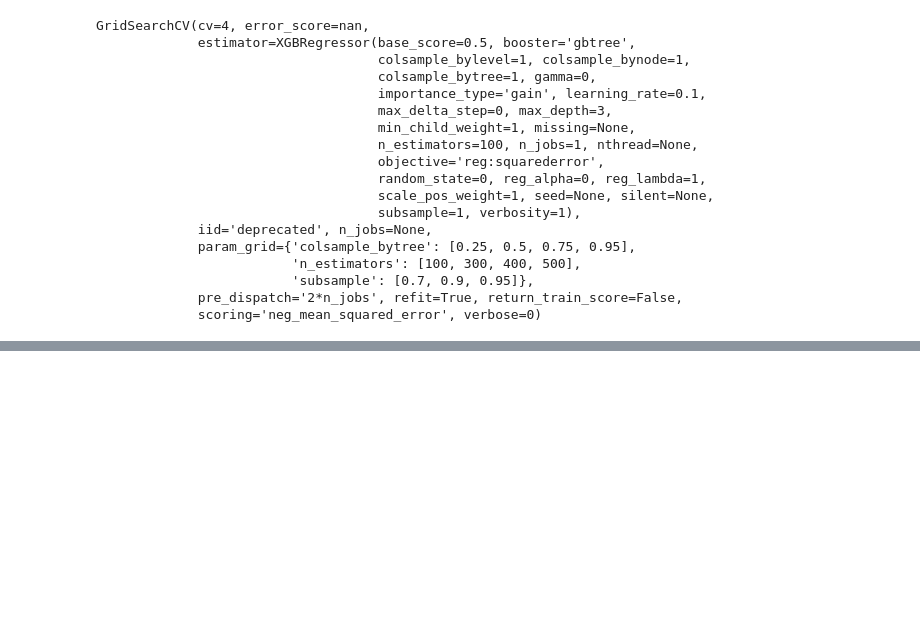
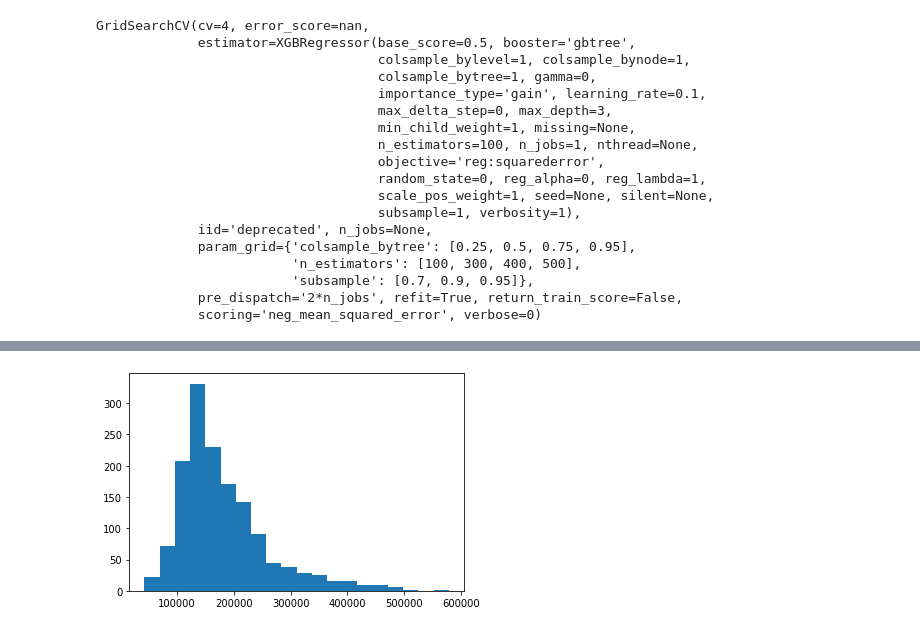
Before and after one commit to TheKivs/Ames-Housing-XGBoost, a Jupyter notebook: [Kaggle Entry] Ames Housing.ipynb, the cells around one changed output, grey strips where cells are left out. Cells and saved outputs as stored; diff of their text form; code cells hidden in the pictures; blank space fills up the shorter version.

```diff
--- a/[Kaggle Entry] Ames Housing.ipynb
+++ b/[Kaggle Entry] Ames Housing.ipynb
@@ -227,0 +233,7 @@ pd.DataFrame({'Id': test['Id'].astype(int),'SalePrice': predictions}).set_index(
+# %%
+dt=DecisionTreeRegressor(max_depth=3,random_state=42,min_samples_leaf=0.1)
+dt_param_grid={'max_depth':[3,5,7,10,12,15],'min_samples_leaf':[10,15,20,25,30]}
+grid_mse=GridSearchCV(estimator=dt,param_grid=dt_param_grid,scoring='neg_mean_squared_error',cv=4)
+grid_mse.fit(trunc_X,y)
+print('Best parameters=',grid_mse.best_params_)
+print('Lowest RMSE=',(-grid_mse.best_score_)**0.5)
@@ -227,0 +245,8 @@ pd.DataFrame({'Id': test['Id'].astype(int),'SalePrice': predictions}).set_index(
+# %%
+dt=DecisionTreeRegressor(random_state=42,**grid_mse.best_params_) #Decision Tree from above
+adb=AdaBoostRegressor(base_estimator=dt)
+adb_param_grid={'n_estimators':[10,20,50,100,200,400]}
+grid_mse=GridSearchCV(estimator=adb,param_grid=adb_param_grid,scoring='neg_mean_squared_error',cv=4)
+grid_mse.fit(trunc_X,y)
+print('Best parameters=',grid_mse.best_params_)
+print('Lowest RMSE=',(-grid_mse.best_score_)**0.5)
@@ -227,0 +258,7 @@ pd.DataFrame({'Id': test['Id'].astype(int),'SalePrice': predictions}).set_index(
+# %%
+gb=GradientBoostingRegressor()
+gb_param_grid={'n_estimators':[200,400,600,800],'max_depth':[3,5,7,10,12]}
+grid_mse=GridSearchCV(estimator=gb,param_grid=gb_param_grid,scoring='neg_mean_squared_error',cv=4,verbose=1)
+grid_mse.fit(trunc_X,y)
+print('Best parameters=',grid_mse.best_params_)
+print('Lowest RMSE=',(-grid_mse.best_score_)**0.5)
@@ -227,0 +271,10 @@ pd.DataFrame({'Id': test['Id'].astype(int),'SalePrice': predictions}).set_index(
+# %%
+gb=xgb.XGBRegressor(objective='reg:squarederror', **grid_mse.best_params_)
+gb.fit(trunc_X,y)
+predictions=(xgreg.predict(trunc_test)+gb.predict(trunc_test))/2
+# %%
+plt.hist(predictions,bins=20)
+#plt.savefig('AmesPredictions.png')
+plt.show()
+# %% [output]
+[figure, added]
```
Also changed, not shown: parts of 12 cells of this notebook.
